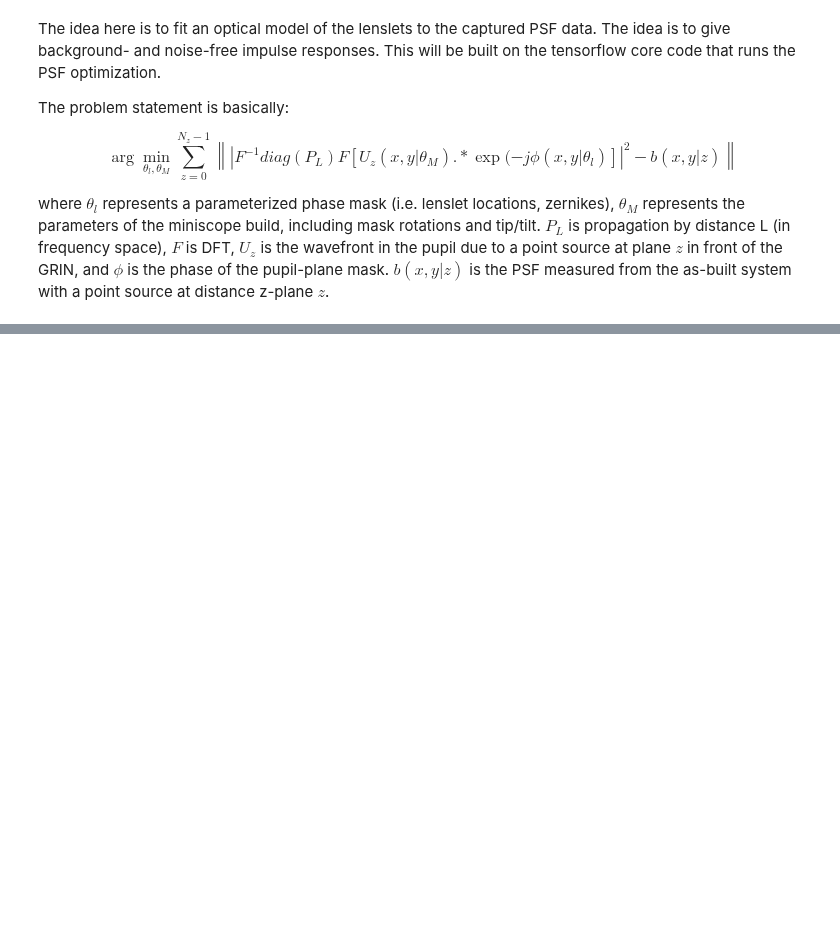
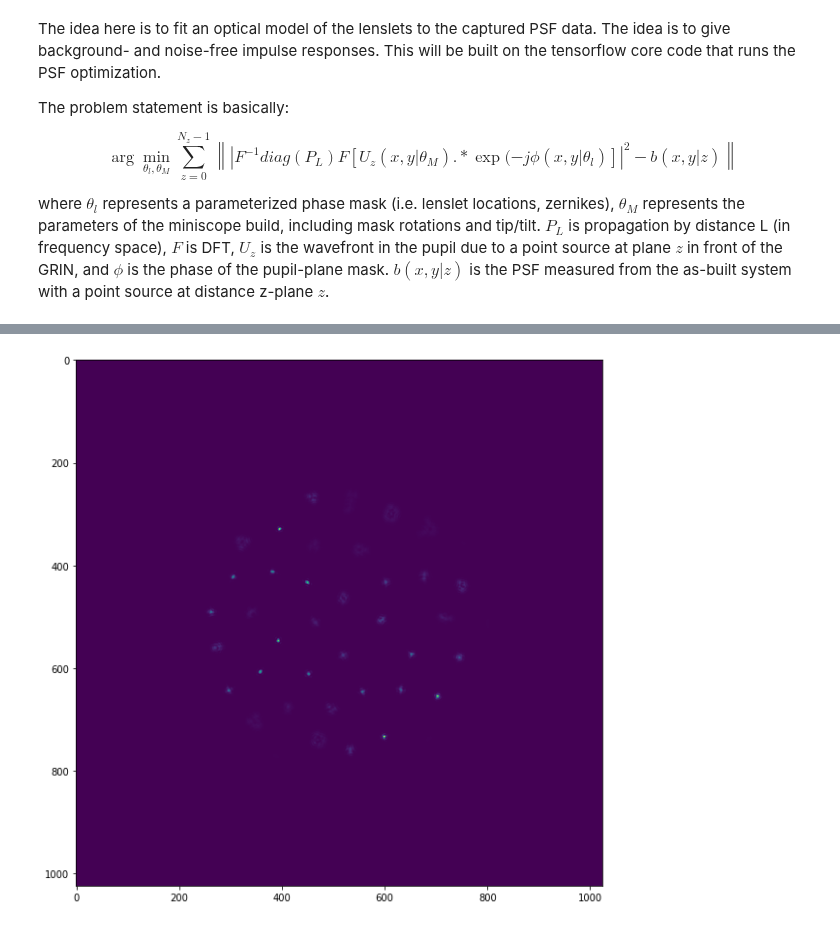
Before and after one commit to antipa/Randoscope_dev, a Jupyter notebook: miniscope_fit_3d_PSF.ipynb, the cells around one changed output, grey strips where cells are left out. Cells and saved outputs as stored; diff of their text form; code cells hidden in the pictures; blank space fills up the shorter version.

```diff
--- a/miniscope_fit_3d_PSF.ipynb
+++ b/miniscope_fit_3d_PSF.ipynb
@@ -80,0 +189,26 @@ testloss = [tf.norm(test1[n]-test2[n]) for n in range(6)]
+# %%
+def rot_xy(xloc,yloc,thetad):
+    #rotmat = [np.cos(theta) -np.sin(theta); np.sin(theta) np.cos(theta)]
+
+    xnew = np.cos(thetad*np.pi/180)*xloc - np.sin(thetad*np.pi/180)*yloc
+    ynew = np.sin(thetad*np.pi/180)*xloc + np.cos(thetad*np.pi/180)*yloc
+    return(xnew,ynew)
+# %%
+xrot, yrot = rot_xy(xpos,-ypos,-210)
+re_init_model(model, xrot,yrot,rlist,zerninit)
+
+
+
+Trot,_,_ = tf_utils.make_lenslet_tf_zern(model)
+psf_init_zstack = model.gen_psf_stack(Trot,aper,0)
+def drawnow():
+    display.display(plt.gcf())
+    display.clear_output(wait=True)
+
+
+f = plt.figure(figsize=(10,10))
+for n in [2]:
+    plt.imshow(psf_init_zstack[n])
+    drawnow()
+# %% [output]
+[figure, added]
```
Also changed, not shown: parts of 29 cells of this notebook, 2 other files.
